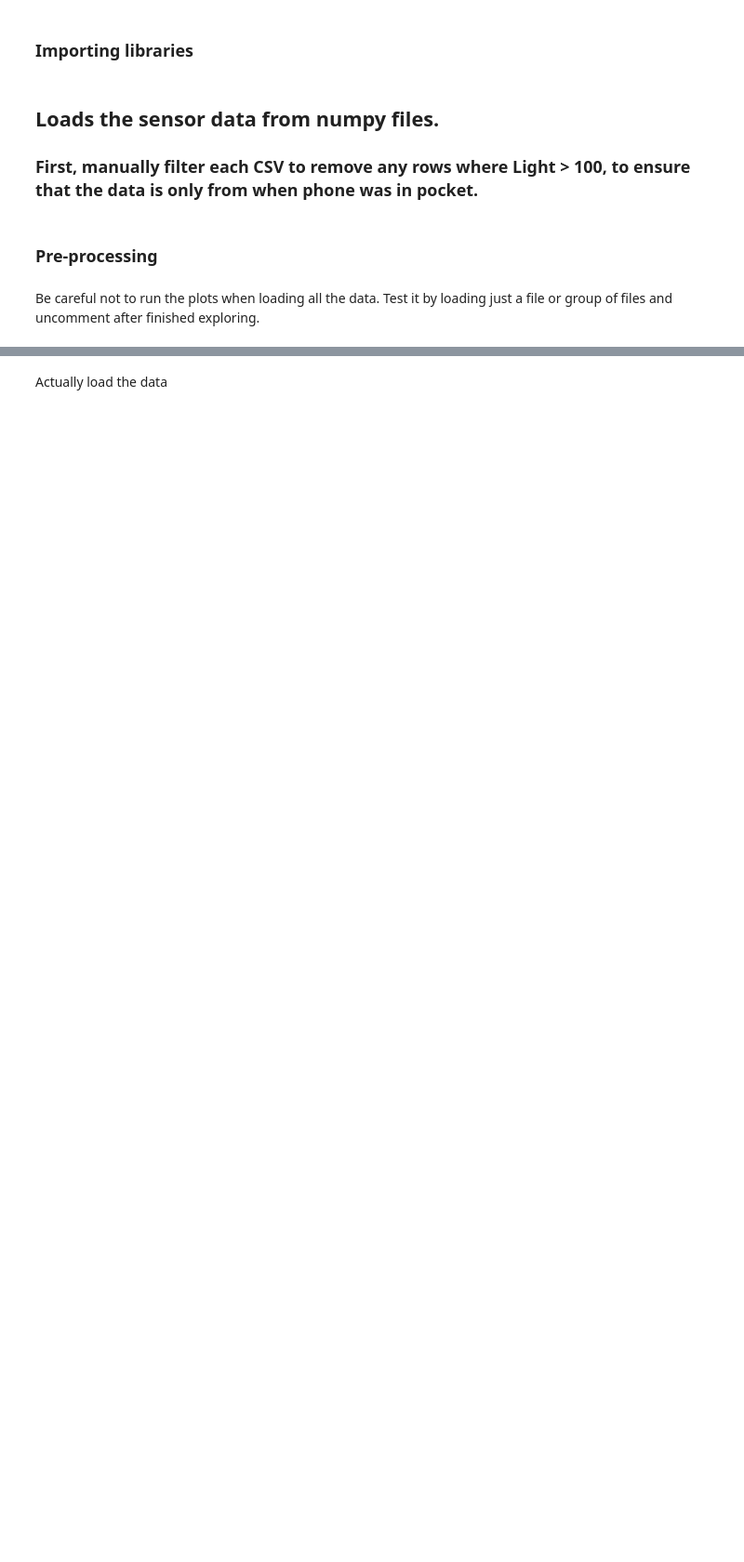
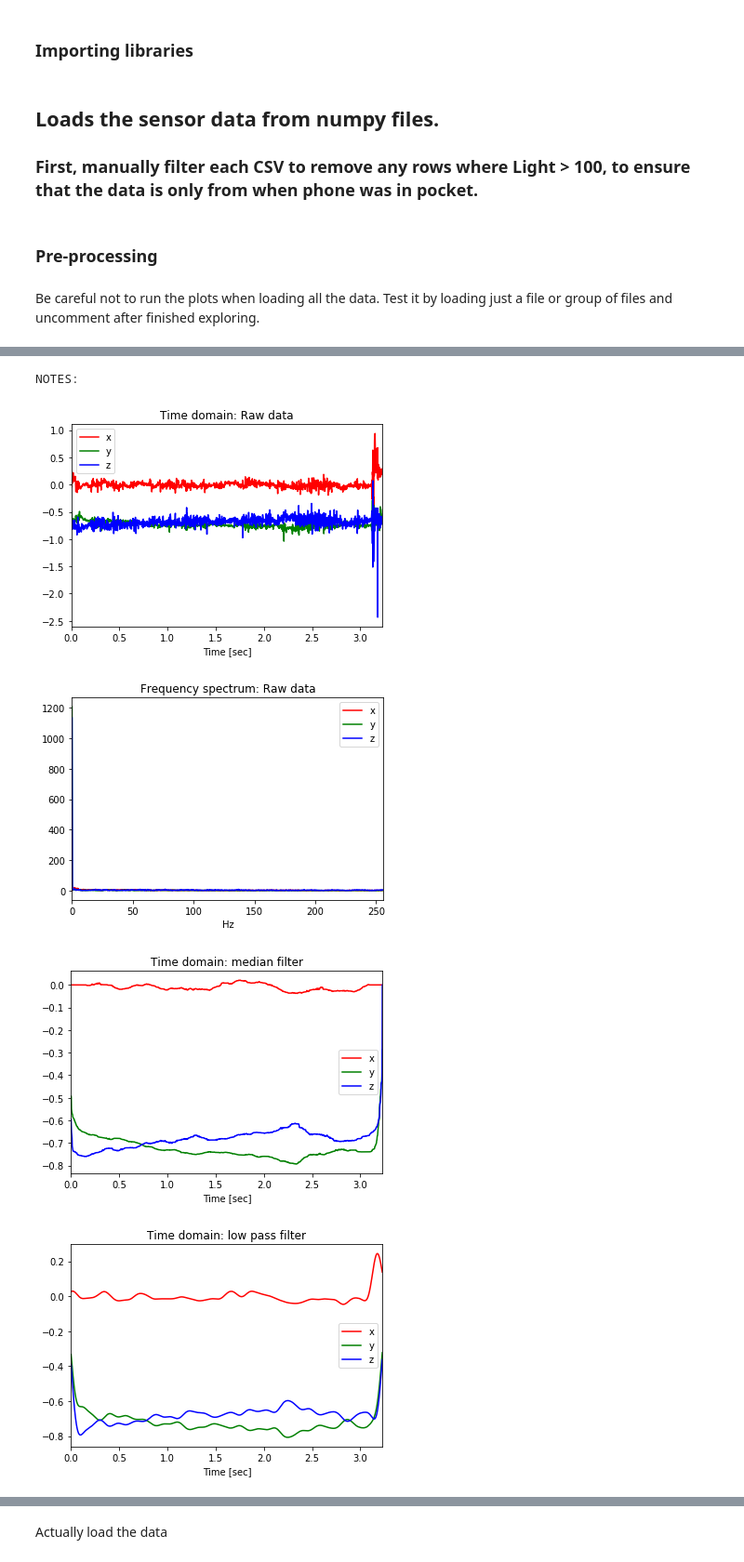
Before and after one commit to dijour/phone-ML, a Jupyter notebook: final.ipynb, the cells around one changed output, grey strips where cells are left out. Shown at 93% size. Saved outputs shown, nothing was run; the diff lists cells and outputs as text; code cells hidden in the pictures; blank space fills up the shorter version.

```diff
--- a/final.ipynb
+++ b/final.ipynb
@@ -254,0 +282,9 @@ def filter_input(data):
+# %%
+print("NOTES: ")
+plots_notes = load_data("samples", "notes", graph=True)
+# %% [output]
+NOTES:
+[figure, added]
+[figure, added]
+[figure, added]
+[figure, added]
```
Also changed, not shown: parts of 24 cells of this notebook.
